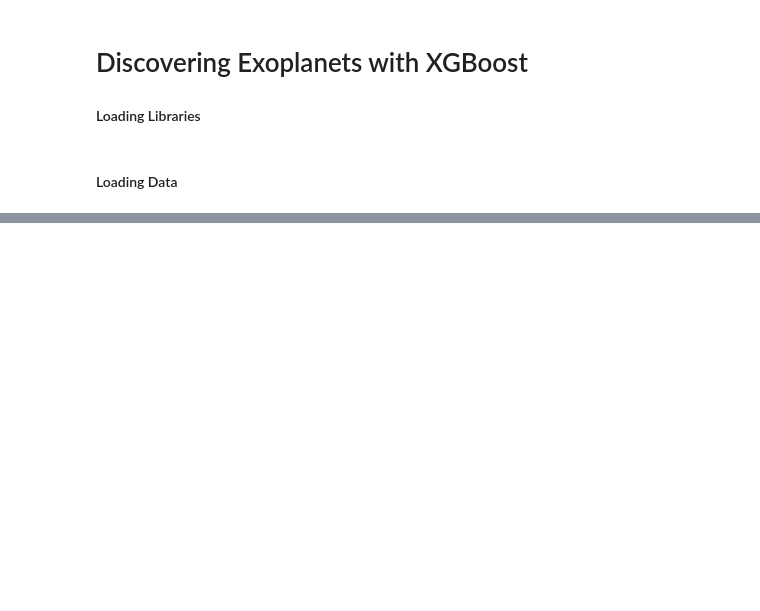
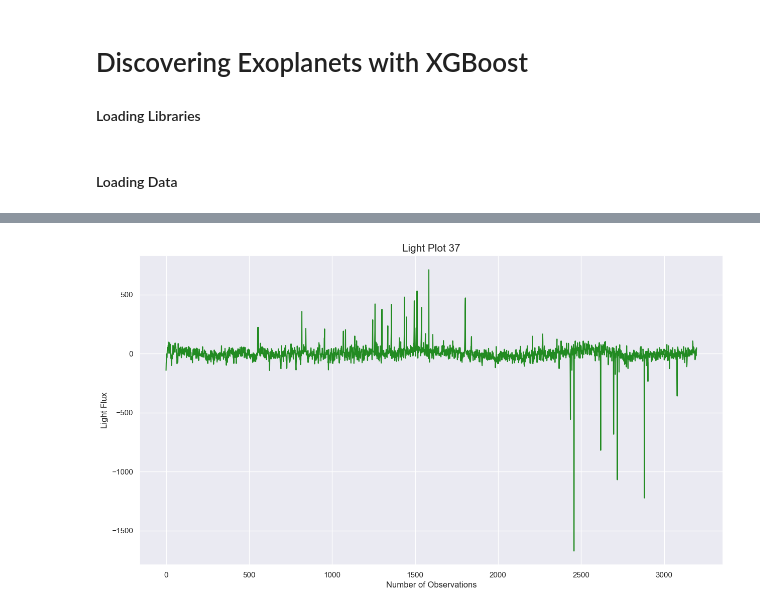
Before and after one commit to joakor89/gradient_boosting_xgb, a Jupyter notebook: chap_7/exoplanets_xgb.ipynb, the cells around one changed output, grey strips where cells are left out. Cells and saved outputs as stored; diff of their text form; code cells hidden in the pictures; blank space fills up the shorter version.

```diff
--- a/chap_7/exoplanets_xgb.ipynb
+++ b/chap_7/exoplanets_xgb.ipynb
@@ -44,0 +91,5 @@ warnings.filterwarnings('ignore')
+# %%
+# Contrasting with first non-exoplanet star:
+light_plot(37)
+# %% [output]
+[figure, added]
```
Also changed, not shown: parts of 89 cells of this notebook.
